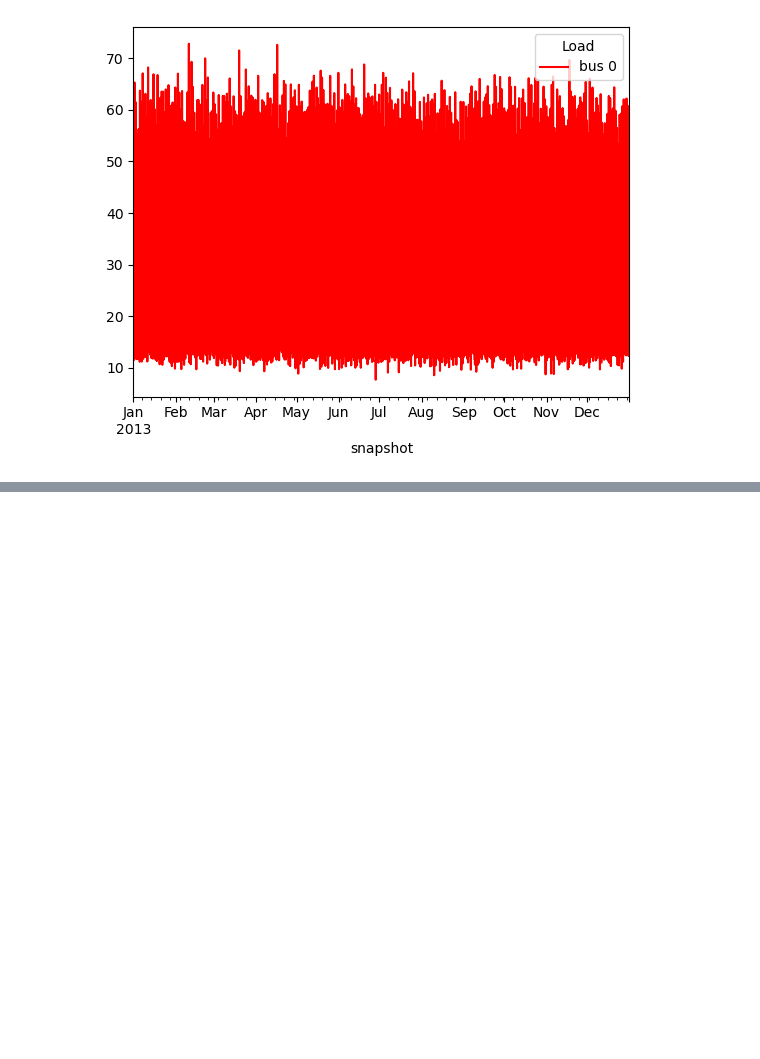
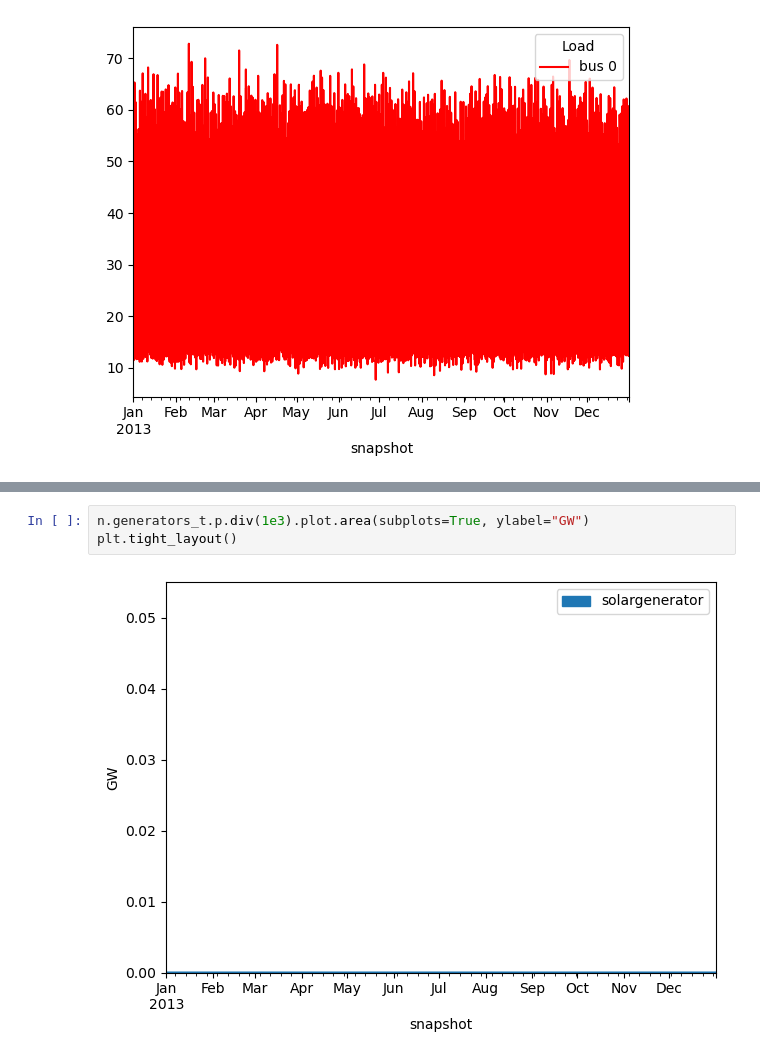
Before and after one commit to DeniseGiub/pypsa-distribution, a Jupyter notebook: Add_electricity_local.ipynb, the cells around one changed output, grey strips where cells are left out. Drawn from its saved outputs; the diff is of its cells as text; blank space fills up the shorter version.

```diff
--- a/Add_electricity_local.ipynb
+++ b/Add_electricity_local.ipynb
@@ -140,3 +174,8 @@ Solved in 0 iterations and 0.10 seconds (0.04 work units)
 Optimal objective  0.000000000e+00
 INFO:pypsa.linopf:Optimization successful. Objective value: 0.00e+00
 ('ok', 'optimal')
+# %%
+n.generators_t.p.div(1e3).plot.area(subplots=True, ylabel="GW")
+plt.tight_layout()
+# %% [output]
+[figure, added]
```
Also changed, not shown: parts of 7 cells of this notebook.
